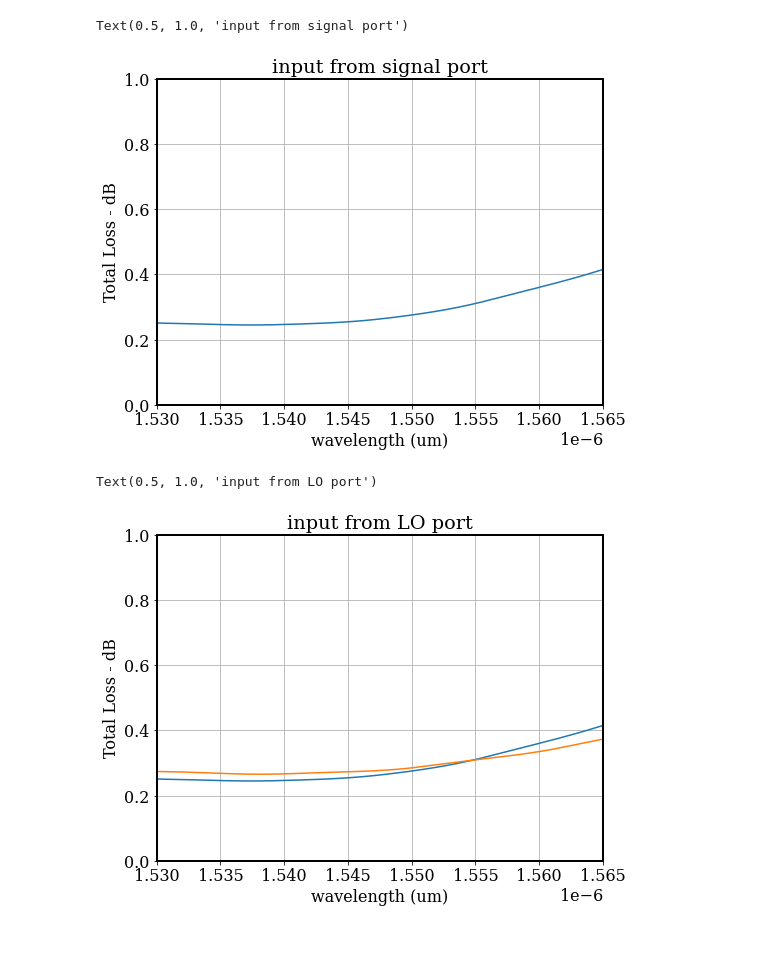
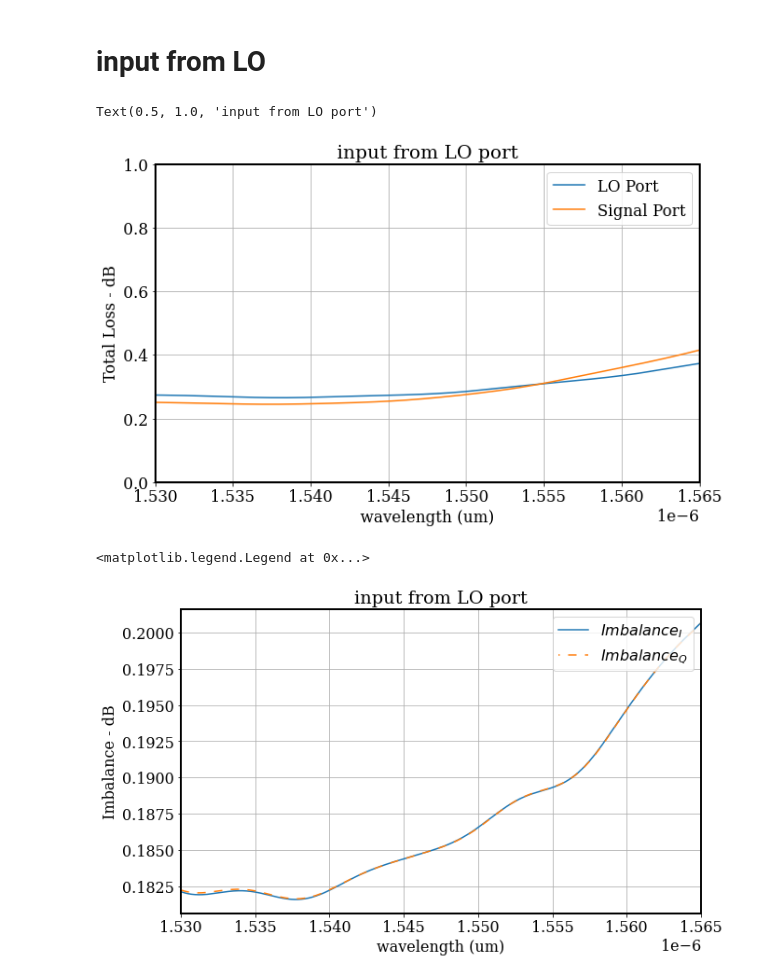
Before and after one commit to moisesoliveira08/Hybrid, a Jupyter notebook: 90_hybrid.ipynb, the cells around one changed output. Drawn from its saved outputs; the diff is of its cells as text; code cells hidden in the pictures; blank space fills up the shorter version.

```diff
--- a/90_hybrid.ipynb
+++ b/90_hybrid.ipynb
@@ -47,0 +123,14 @@ signalport = -10*np.log10(T1 + T2 + T3 + T4 + T5 + T6)
+# %%
+figure = plt.figure(figsize = (10, 6))
+plt.rc('font', **font)
+plt.rc('axes', linewidth=2)
+plt.plot(lambd, R2['mode 1 transmission'], label = 'CH - 4', linewidth = 2.5)
+plt.plot(lambd, R3['mode 1 transmission'], label = 'CH - 3')
+plt.plot(lambd, R5['mode 1 transmission'],'--', label = 'CH - 2')
+plt.plot(lambd, R6['mode 1 transmission'], label = 'CH - 1')
+plt.xlim([1530e-9, 1565e-9])
+plt.xlabel('wavelength (um)')
+plt.ylabel('Field Amplitude ')
+plt.title('input from signal port')
+plt.legend(loc = 'lower right')
+plt.grid(True)
@@ -48,14 +139,33 @@ signalport = -10*np.log10(T1 + T2 + T3 + T4 + T5 + T6)
+# %% [markdown]
+# input from LO
+# %%
+R1_LO = inter.getresult('ONA_1','input 1/mode 1/transmission')
+R2_LO = inter.getresult('ONA_1','input 2/mode 1/transmission')
+R3_LO = inter.getresult('ONA_1','input 3/mode 1/transmission')
+R4_LO = inter.getresult('ONA_1','input 4/mode 1/transmission')
+R5_LO = inter.getresult('ONA_1','input 5/mode 1/transmission')
+R6_LO = inter.getresult('ONA_1','input 6/mode 1/transmission')
+T1_LO = np.abs(R1_LO['mode 1 transmission'])**2
+T2_LO = np.abs(R2_LO['mode 1 transmission'])**2
+T3_LO = np.abs(R3_LO['mode 1 transmission'])**2
+T4_LO = np.abs(R4_LO['mode 1 transmission'])**2
+T5_LO = np.abs(R5_LO['mode 1 transmission'])**2
+T6_LO = np.abs(R6_LO['mode 1 transmission'])**2
+lambd = R2['wavelength']
+LOport = -10*np.log10(T1_LO + T2_LO + T3_LO + T4_LO + T5_LO + T6_LO)
 # %%
-figure = plt.figure(figsize = (8, 6))
+figure = plt.figure(figsize = (10, 6))
 plt.rc('font', **font)
 plt.rc('axes', linewidth=2)
-plt.plot(lambd,signalport)
+plt.plot(lambd, LOport, label = 'LO Port')
+plt.plot(lambd, signalport, label ='Signal Port')
 plt.grid(True)
 plt.ylim([0, 1])
 plt.xlim([1530e-9, 1565e-9])
 plt.xlabel('wavelength (um)')
 plt.ylabel('Total Loss - dB')
-plt.title('input from signal port')
+plt.legend(loc = 'upper right')
+plt.title('input from LO port')
 # %% [output]
-Text(0.5, 1.0, 'input from signal port')
+Text(0.5, 1.0, 'input from LO port')
-[figure, old version]
+[figure, new version]
@@ -77,15 +172,17 @@ LOport = -10*np.log10(T1 + T2 + T3 + T4 + T5 + T6)
 # %%
-figure = plt.figure(figsize = (8, 6))
+figure = plt.figure(figsize = (10, 6))
 plt.rc('font', **font)
 plt.rc('axes', linewidth=2)
-plt.plot(lambd, signalport)
-plt.plot(lambd, LOport)
-plt.grid(True)
-plt.ylim([0, 1])
+imbalance_I_lo = abs(10*np.log10(T2_LO) - 10*np.log10(T1_LO))
+imbalance_Q_lo = abs(10*np.log10(T6_LO) - 10*np.log10(T5_LO))
+plt.plot(lambd, imbalance_I_lo, label = '$Imbalance_I$')
+plt.plot(lambd, imbalance_Q_lo,linestyle = (5,(6,6)), label = '$Imbalance_Q$')
 plt.xlim([1530e-9, 1565e-9])
 plt.xlabel('wavelength (um)')
-plt.ylabel('Total Loss - dB')
+plt.ylabel('Imbalance - dB')
 plt.title('input from LO port')
+plt.grid(True)
+plt.legend(loc = 'upper right')
 # %% [output]
-Text(0.5, 1.0, 'input from LO port')
+<matplotlib.legend.Legend at 0x...>
-[figure, old version]
+[figure, new version]
```
Also changed, not shown: parts of 11 cells of this notebook, 5 other files.
